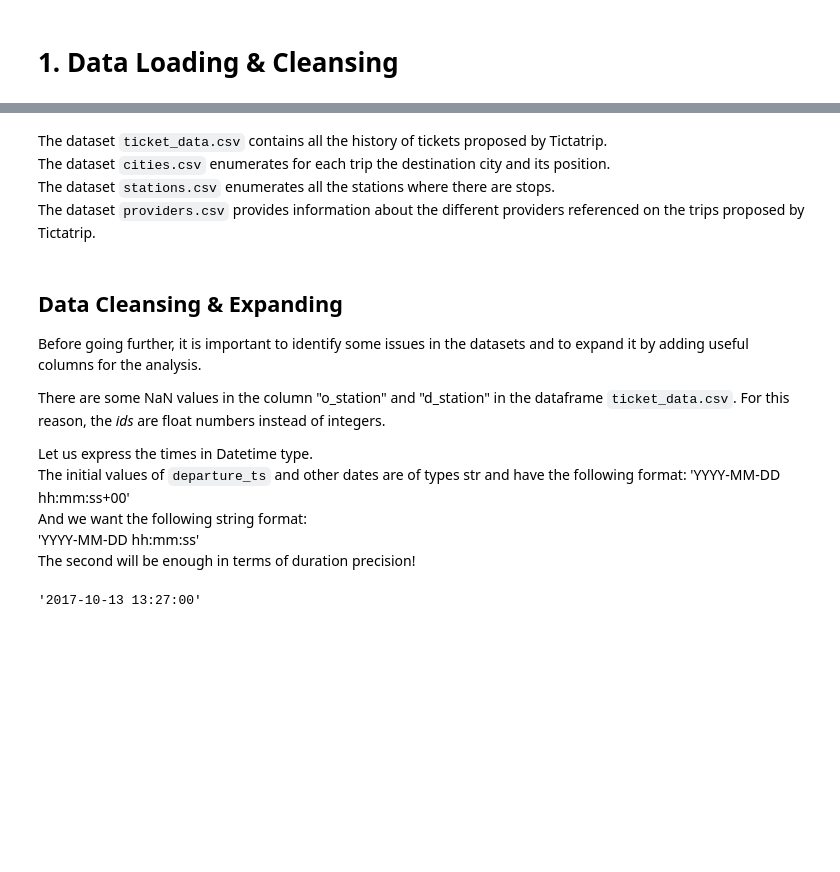
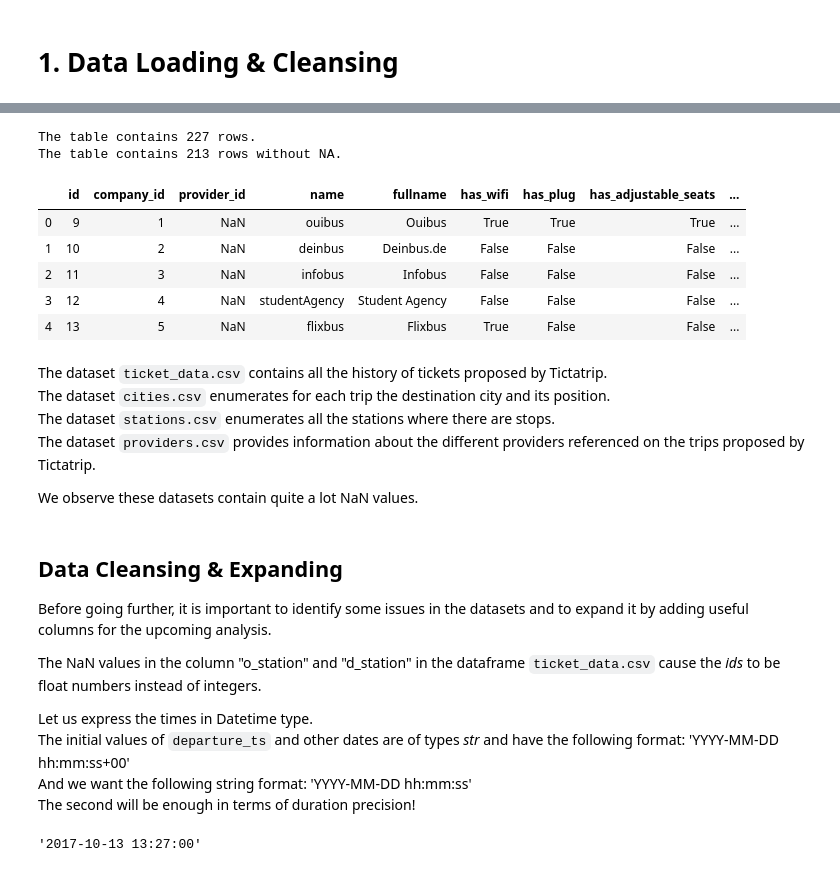
Before and after one commit to romal96/tictatrip-exo-data, a Jupyter notebook: notebook.ipynb, the cells around one changed output, grey strips where cells are left out. Cells and saved outputs as stored; diff of their text form; code cells hidden in the pictures; blank space fills up the shorter version.

```diff
--- a/notebook.ipynb
+++ b/notebook.ipynb
@@ -67,19 +63,33 @@ df_providers.dropna()
+# %%
+print(f"The table contains {len(df_providers)} rows.")
+print(f"The table contains {len(df_providers.dropna())} rows without NA.")
+df_providers.head()
+# %% [output]
+The table contains 227 rows.
+The table contains 213 rows without NA.
+|  | id | company_id | provider_id | name | fullname | has_wifi | has_plug | has_adjustable_seats | ... |
+| 0 | 9 | 1 | NaN | ouibus | Ouibus | True | True | True | ... |
+| 1 | 10 | 2 | NaN | deinbus | Deinbus.de | False | False | False | ... |
+| 2 | 11 | 3 | NaN | infobus | Infobus | False | False | False | ... |
+| 3 | 12 | 4 | NaN | studentAgency | Student Agency | False | False | False | ... |
+| 4 | 13 | 5 | NaN | flixbus | Flixbus | True | False | False | ... |
 # %% [markdown]
 The dataset `ticket_data.csv` contains all the history of tickets proposed by Tictatrip.
 <br>The dataset `cities.csv` enumerates for each trip the destination city and its position.
 <br>The dataset `stations.csv` enumerates all the stations where there are stops.
 <br>The dataset `providers.csv` provides information about the different providers referenced on the trips proposed by Tictatrip.
+
+We observe these datasets contain quite a lot NaN values.
 # %% [markdown]
 ## Data Cleansing & Expanding
 
-Before going further, it is important to identify some issues in the datasets and to expand it by adding useful columns for the analysis.
+Before going further, it is important to identify some issues in the datasets and to expand it by adding useful columns for the upcoming analysis.
 
-There are some NaN values in the column "o_station" and "d_station" in the dataframe `ticket_data.csv`. For this reason, the *ids* are float numbers instead of integers.
+The NaN values in the column "o_station" and "d_station" in the dataframe `ticket_data.csv` cause the *ids* to be float numbers instead of integers.
 
 Let us express the times in Datetime type.
-<br>The initial values of `departure_ts` and other dates are of types str and have the following format: 'YYYY-MM-DD hh:mm:ss+00'
-<br>And we want the following string format:
-<br>'YYYY-MM-DD hh:mm:ss'
+<br>The initial values of `departure_ts` and other dates are of types *str* and have the following format: 'YYYY-MM-DD hh:mm:ss+00'
+<br>And we want the following string format: 'YYYY-MM-DD hh:mm:ss'
 <br>The second will be enough in terms of duration precision!
 # %%
 def correct_string_date_format(date_string):
```
Also changed, not shown: parts of 54 cells of this notebook.
